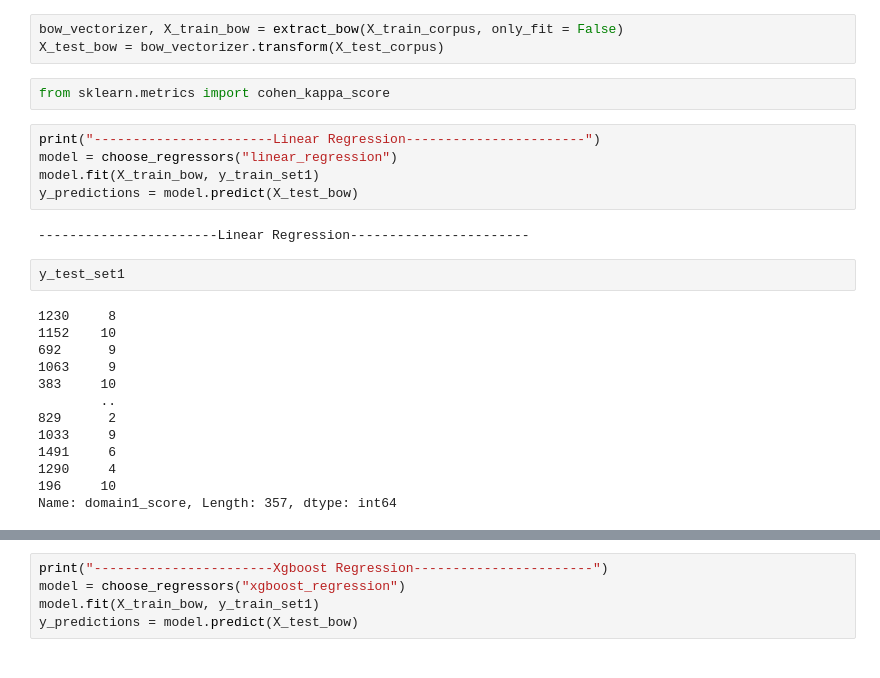
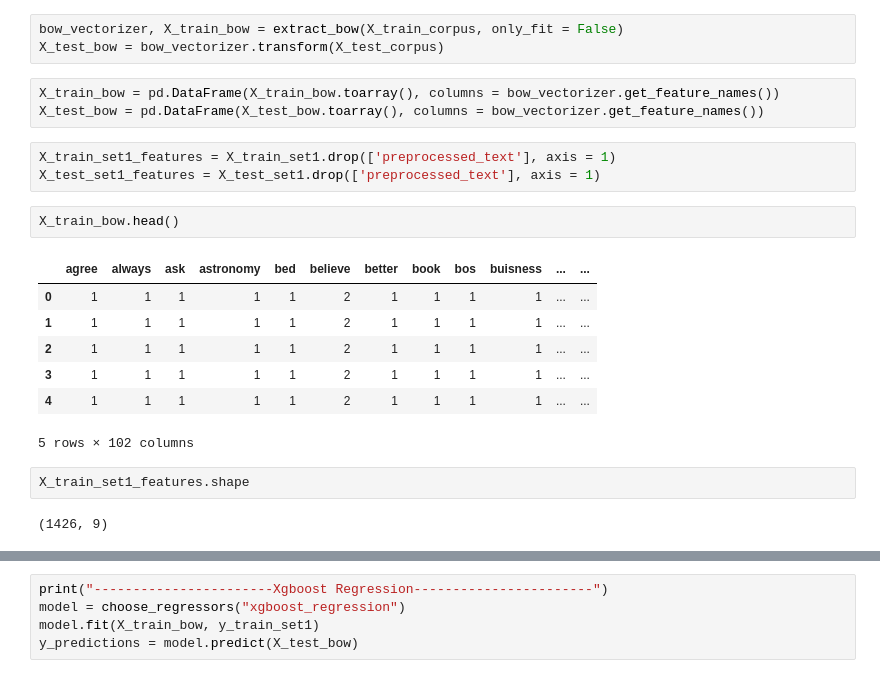
Before and after one commit to suhasmaddali/English-Language-Learning-Prediction-with-AI-and-Machine-Learning, a Jupyter notebook: BOW Representation + ML Models.ipynb, the cells around one changed output, grey strips where cells are left out. Saved outputs shown, nothing was run; the diff lists cells and outputs as text.

```diff
--- a/BOW Representation + ML Models.ipynb
+++ b/BOW Representation + ML Models.ipynb
@@ -272,27 +292,23 @@ X_test_corpus = X_test_set1['preprocessed_text']
 # %%
 bow_vectorizer, X_train_bow = extract_bow(X_train_corpus, only_fit = False)
 X_test_bow = bow_vectorizer.transform(X_test_corpus)
-# %%
-from sklearn.metrics import cohen_kappa_score
-# %%
-print("-----------------------Linear Regression-----------------------")
-model = choose_regressors("linear_regression")
-model.fit(X_train_bow, y_train_set1)
-y_predictions = model.predict(X_test_bow)
-# %% [output]
------------------------Linear Regression-----------------------
-# %%
-y_test_set1
-# %% [output]
-1230     8
-1152    10
-692      9
-1063     9
-383     10
-        ..
-829      2
-1033     9
-1491     6
-1290     4
-196     10
-Name: domain1_score, Length: 357, dtype: int64
+# %%
+X_train_bow = pd.DataFrame(X_train_bow.toarray(), columns = bow_vectorizer.get_feature_names())
+X_test_bow = pd.DataFrame(X_test_bow.toarray(), columns = bow_vectorizer.get_feature_names())
+# %%
+X_train_set1_features = X_train_set1.drop(['preprocessed_text'], axis = 1)
+X_test_set1_features = X_test_set1.drop(['preprocessed_text'], axis = 1)
+# %%
+X_train_bow.head()
+# %% [output]
+|  | agree | always | ask | astronomy | bed | believe | better | book | bos | buisness | ... | ... |
+| 0 | 1 | 1 | 1 | 1 | 1 | 2 | 1 | 1 | 1 | 1 | ... | ... |
+| 1 | 1 | 1 | 1 | 1 | 1 | 2 | 1 | 1 | 1 | 1 | ... | ... |
+| 2 | 1 | 1 | 1 | 1 | 1 | 2 | 1 | 1 | 1 | 1 | ... | ... |
+| 3 | 1 | 1 | 1 | 1 | 1 | 2 | 1 | 1 | 1 | 1 | ... | ... |
+| 4 | 1 | 1 | 1 | 1 | 1 | 2 | 1 | 1 | 1 | 1 | ... | ... |
+5 rows × 102 columns
+# %%
+X_train_set1_features.shape
+# %% [output]
+(1426, 9)
```
Also changed, not shown: parts of 17 cells of this notebook.
